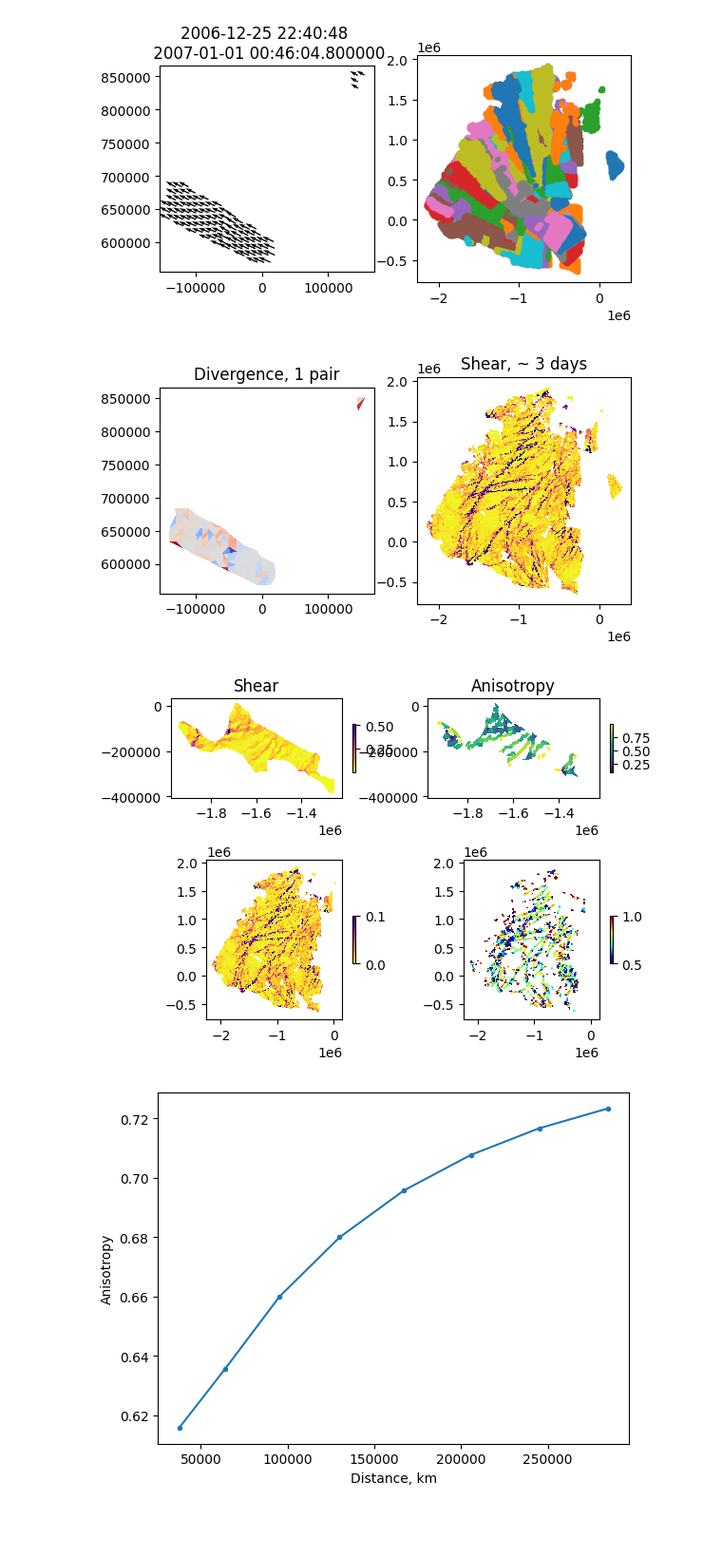
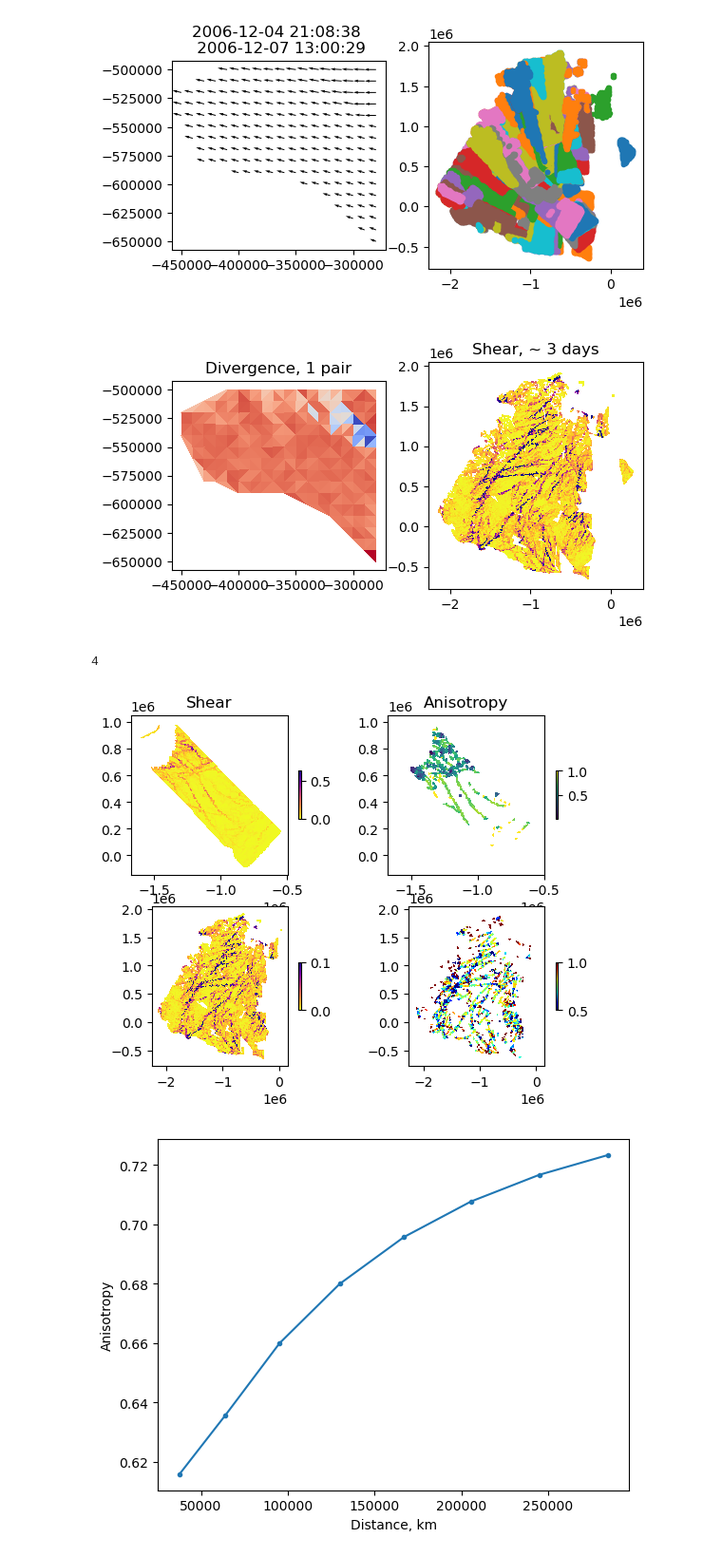
Before and after one commit to nansencenter/ice_deformation_analysis, a Jupyter notebook: tutorials/02_visualise_rgps_results.ipynb, the cells around one changed output. Shown at 95% size. Cells and saved outputs as stored; diff of their text form; code cells hidden in the pictures; blank space fills up the shorter version.

```diff
--- a/tutorials/02_visualise_rgps_results.ipynb
+++ b/tutorials/02_visualise_rgps_results.ipynb
@@ -10,5 +11,5 @@ from pysida.liblkf import Rasterizer
 # %%
-pfile = '../../../rgps/csv/w07_may_pairs.npz'
+pfile = '../rgps/csv/w07_may_pairs.npz'
 date_begin = datetime(2007, 1, 1)
 date_end = datetime(2007, 1, 5)
 # %%
@@ -28,7 +29,7 @@ for ax in axs:
     ax.set_aspect('equal')
 plt.show()
 # %% [output]
-[figure, old version]
+[figure, new version]
 # %%
 # show content of deformation file
 dfile = pfile.replace('_pairs.npz', '_defor.npz')
@@ -50,4 +51,4 @@ axs[1].set_title('Shear, ~ 3 days')
 
 plt.show()
 # %% [output]
-[figure, old version]
+[figure, new version]
@@ -59,36 +62,38 @@ with np.load(afile, allow_pickle=True) as f:
 
 
 # index of an example pair with many deformation observations
-i = 39
+i = 4
 # example distance at which anisotropy is computed
 s = 6
 
 p, d, a = pairs[i], defor[i], aniso[i]
+print(i)
 ani = a[f'ani|{s}']
 idx = a[f'idx|{s}']
 fig, axs = plt.subplots(2, 2)
 trp0 = axs[0, 0].tripcolor(p.x0, p.y0, p.t[p.g], d.e2[p.g] * 24 * 60 * 60, cmap='plasma_r')
 trp1 = axs[0, 1].tripcolor(p.x0, p.y0, p.t[p.g][idx], ani)
 axs[0, 0].set_title('Shear')
 axs[0, 1].set_title('Anisotropy')
 
 for p, d, a in zip(pairs, defor, aniso):
     ani = a[f'ani|{s}']
     idx = a[f'idx|{s}']
     if date_begin <= p.d0 <= date_end and len(ani) > 0:
         trp2 = axs[1, 0].tripcolor(p.x0, p.y0, p.t, d.e2 * 24 * 60 * 60, mask=~p.g, cmap='plasma_r', vmin=0, vmax=0.1)
         trp3 = axs[1, 1].tripcolor(p.x0, p.y0, p.t[p.g][idx], ani, cmap='jet', vmin=0.5, vmax=1.0)
 
 for ax in axs.flat:
     ax.set_aspect('equal')
 plt.colorbar(trp0, ax=axs[0, 0], shrink=0.3)
 plt.colorbar(trp1, ax=axs[0, 1], shrink=0.3)
 plt.colorbar(trp2, ax=axs[1, 0], shrink=0.3)
 plt.colorbar(trp3, ax=axs[1, 1], shrink=0.3)
 
 plt.show()
 # %% [output]
+4
-[figure, old version]
+[figure, new version]
 # %%
 # plot average Anisotropy spectrum
 ani_scale = defaultdict(list)
```
Also changed, not shown: parts of 5 cells of this notebook, 3 other files.
